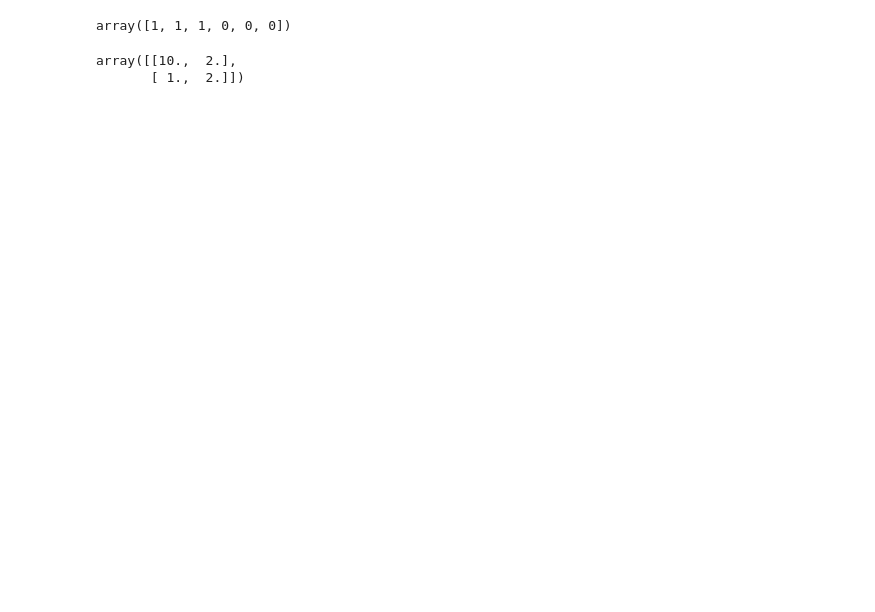
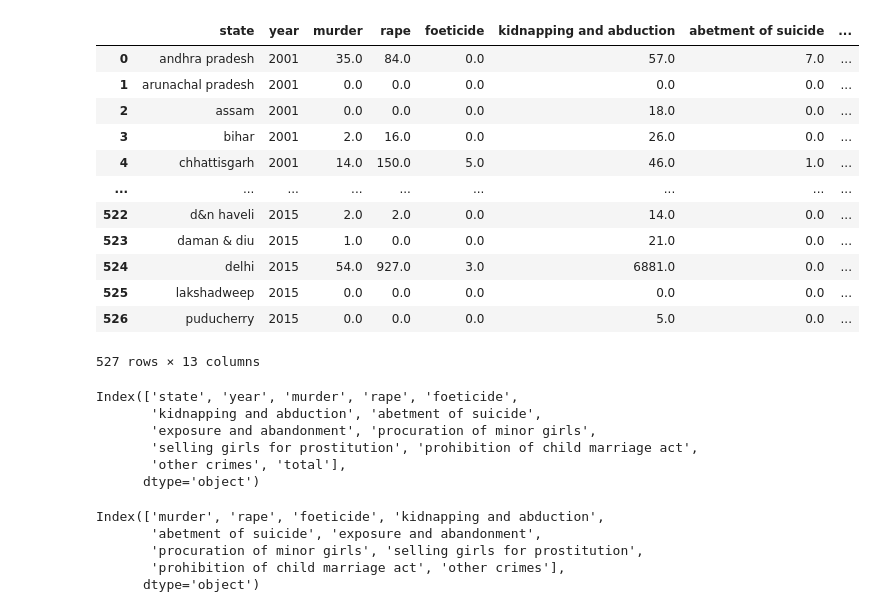
Before and after one commit to rynaa/crime-analysis-report-1, a Jupyter notebook: k_means.ipynb, the cells around one changed output. Drawn from its saved outputs; the diff is of its cells as text; code cells hidden in the pictures; blank space fills up the shorter version.

```diff
--- a/k_means.ipynb
+++ b/k_means.ipynb
@@ -111,9 +107,36 @@ SyntaxError: unexpected EOF while parsing (<ipython-input-57-a96bf6f15d8a>, line
-# %%
-k.labels
-# %% [output]
-array([1, 1, 1, 0, 0, 0])
-# %%
-k.cluster_centers_
-# %% [output]
-array([[10.,  2.],
-       [ 1.,  2.]])
+# %%
+data = pd.read_pickle('./state_clubbed_df.pickle')
+data
+# %% [output]
+|  | state | year | murder | rape | foeticide | kidnapping and abduction | abetment of suicide | ... |
+| 0 | andhra pradesh | 2001 | 35.0 | 84.0 | 0.0 | 57.0 | 7.0 | ... |
+| 1 | arunachal pradesh | 2001 | 0.0 | 0.0 | 0.0 | 0.0 | 0.0 | ... |
+| 2 | assam | 2001 | 0.0 | 0.0 | 0.0 | 18.0 | 0.0 | ... |
+| 3 | bihar | 2001 | 2.0 | 16.0 | 0.0 | 26.0 | 0.0 | ... |
+| 4 | chhattisgarh | 2001 | 14.0 | 150.0 | 5.0 | 46.0 | 1.0 | ... |
+| ... | ... | ... | ... | ... | ... | ... | ... | ... |
+| 522 | d&n haveli | 2015 | 2.0 | 2.0 | 0.0 | 14.0 | 0.0 | ... |
+| 523 | daman & diu | 2015 | 1.0 | 0.0 | 0.0 | 21.0 | 0.0 | ... |
+| 524 | delhi | 2015 | 54.0 | 927.0 | 3.0 | 6881.0 | 0.0 | ... |
+| 525 | lakshadweep | 2015 | 0.0 | 0.0 | 0.0 | 0.0 | 0.0 | ... |
+| 526 | puducherry | 2015 | 0.0 | 0.0 | 0.0 | 5.0 | 0.0 | ... |
+527 rows × 13 columns
+# %%
+all_headers = data.columns
+all_headers
+# %% [output]
+Index(['state', 'year', 'murder', 'rape', 'foeticide',
+       'kidnapping and abduction', 'abetment of suicide',
+       'exposure and abandonment', 'procuration of minor girls',
+       'selling girls for prostitution', 'prohibition of child marriage act',
+       'other crimes', 'total'],
+      dtype='object')
+# %%
+cols_to_norm = all_headers[2:-1]
+print (cols_to_norm)
+# %% [output]
+Index(['murder', 'rape', 'foeticide', 'kidnapping and abduction',
+       'abetment of suicide', 'exposure and abandonment',
+       'procuration of minor girls', 'selling girls for prostitution',
+       'prohibition of child marriage act', 'other crimes'],
+      dtype='object')
```
Also changed, not shown: parts of 13 cells of this notebook, 1 other file.
